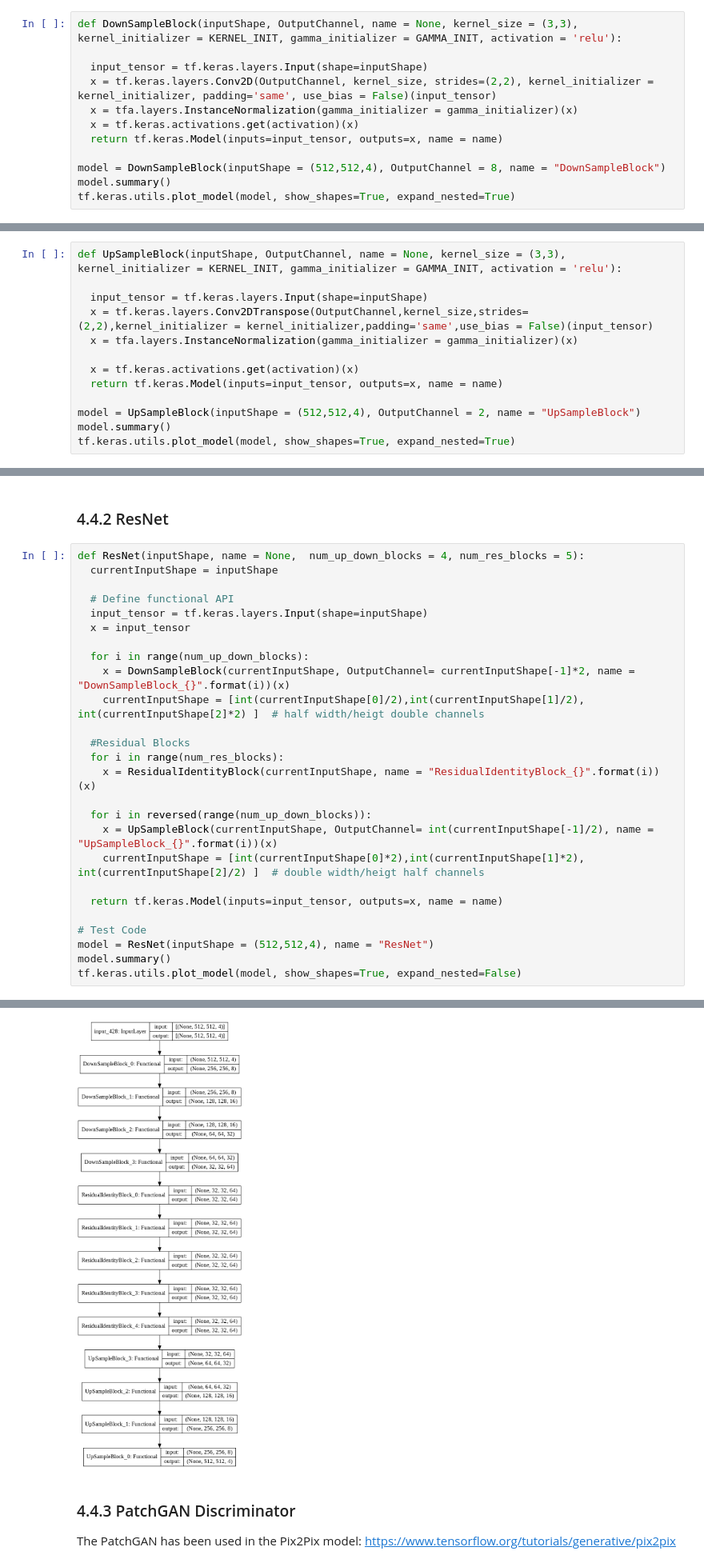
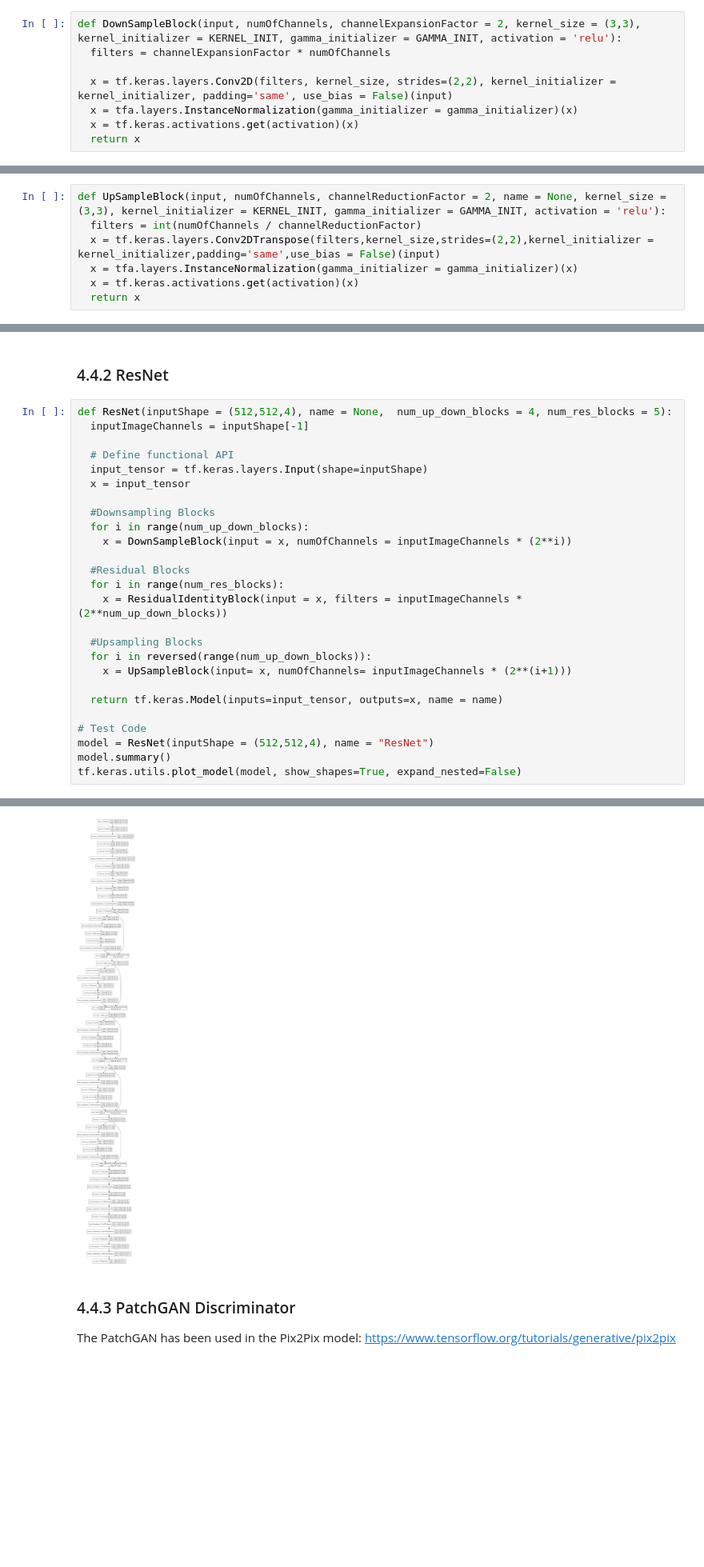
Before and after one commit to sascha-kirch/VoloGAN, a Jupyter notebook: VologramsData_Playground.ipynb, the cells around one changed output, grey strips where cells are left out. Shown at 80% size. Cells and saved outputs as stored; diff of their text form; blank space fills up the shorter version.

Commit message:
Added new implementation of U-Net, revised functional blocks to be indipendent from input shape

```diff
--- a/VologramsData_Playground.ipynb
+++ b/VologramsData_Playground.ipynb
@@ -524,14 +525,10 @@ Keep in Mind: There are <b>no activations possible in custom layers</b> if not m
   3.   Downsample Block
   3.   Mehrere Convolution, dann downsampling
 # %%
-def DownSampleBlock(inputShape, OutputChannel, name = None, kernel_size = (3,3), kernel_initializer = KERNEL_INIT, gamma_initializer = GAMMA_INIT, activation = 'relu'):
+def DownSampleBlock(input, numOfChannels, channelExpansionFactor = 2, kernel_size = (3,3), kernel_initializer = KERNEL_INIT, gamma_initializer = GAMMA_INIT, activation = 'relu'):
+  filters = channelExpansionFactor * numOfChannels
 
-  input_tensor = tf.keras.layers.Input(shape=inputShape)
-  x = tf.keras.layers.Conv2D(OutputChannel, kernel_size, strides=(2,2), kernel_initializer = kernel_initializer, padding='same', use_bias = False)(input_tensor)
+  x = tf.keras.layers.Conv2D(filters, kernel_size, strides=(2,2), kernel_initializer = kernel_initializer, padding='same', use_bias = False)(input)
   x = tfa.layers.InstanceNormalization(gamma_initializer = gamma_initializer)(x)
   x = tf.keras.activations.get(activation)(x)
-  return tf.keras.Model(inputs=input_tensor, outputs=x, name = name)
-
-model = DownSampleBlock(inputShape = (512,512,4), OutputChannel = 8, name = "DownSampleBlock")
-model.summary()
-tf.keras.utils.plot_model(model, show_shapes=True, expand_nested=True)
+  return x
@@ -557,15 +536,9 @@ _________________________________________________________________
 <a name="4-2-2"></a>
 ### 4.2.2 Up-Sample Model Block
 # %%
-def UpSampleBlock(inputShape, OutputChannel, name = None, kernel_size = (3,3), kernel_initializer = KERNEL_INIT, gamma_initializer = GAMMA_INIT, activation = 'relu'):
-
-  input_tensor = tf.keras.layers.Input(shape=inputShape)
-  x = tf.keras.layers.Conv2DTranspose(OutputChannel,kernel_size,strides=(2,2),kernel_initializer = kernel_initializer,padding='same',use_bias = False)(input_tensor)
+def UpSampleBlock(input, numOfChannels, channelReductionFactor = 2, name = None, kernel_size = (3,3), kernel_initializer = KERNEL_INIT, gamma_initializer = GAMMA_INIT, activation = 'relu'):
+  filters = int(numOfChannels / channelReductionFactor)
+  x = tf.keras.layers.Conv2DTranspose(filters,kernel_size,strides=(2,2),kernel_initializer = kernel_initializer,padding='same',use_bias = False)(input)
   x = tfa.layers.InstanceNormalization(gamma_initializer = gamma_initializer)(x)
-
   x = tf.keras.activations.get(activation)(x)
-  return tf.keras.Model(inputs=input_tensor, outputs=x, name = name)
-
-model = UpSampleBlock(inputShape = (512,512,4), OutputChannel = 2, name = "UpSampleBlock")
-model.summary()
-tf.keras.utils.plot_model(model, show_shapes=True, expand_nested=True)
+  return x
@@ -853,24 +912,24 @@ ________________________________________________________________________________
 <a name="4-4-2"></a>
 ### 4.4.2 ResNet
 # %%
-def ResNet(inputShape, name = None,  num_up_down_blocks = 4, num_res_blocks = 5):
-  currentInputShape = inputShape
+def ResNet(inputShape = (512,512,4), name = None,  num_up_down_blocks = 4, num_res_blocks = 5):
+  inputImageChannels = inputShape[-1]
 
   # Define functional API
   input_tensor = tf.keras.layers.Input(shape=inputShape)
   x = input_tensor
 
+  #Downsampling Blocks
   for i in range(num_up_down_blocks):
-    x = DownSampleBlock(currentInputShape, OutputChannel= currentInputShape[-1]*2, name = "DownSampleBlock_{}".format(i))(x)
-    currentInputShape = [int(currentInputShape[0]/2),int(currentInputShape[1]/2), int(currentInputShape[2]*2) ]  # half width/heigt double channels
+    x = DownSampleBlock(input = x, numOfChannels = inputImageChannels * (2**i))
 
   #Residual Blocks
   for i in range(num_res_blocks):
-    x = ResidualIdentityBlock(currentInputShape, name = "ResidualIdentityBlock_{}".format(i))(x)
+    x = ResidualIdentityBlock(input = x, filters = inputImageChannels * (2**num_up_down_blocks))
 
+  #Upsampling Blocks
   for i in reversed(range(num_up_down_blocks)):
-    x = UpSampleBlock(currentInputShape, OutputChannel= int(currentInputShape[-1]/2), name = "UpSampleBlock_{}".format(i))(x)
-    currentInputShape = [int(currentInputShape[0]*2),int(currentInputShape[1]*2), int(currentInputShape[2]/2) ]  # double width/heigt half channels
+    x = UpSampleBlock(input= x, numOfChannels= inputImageChannels * (2**(i+1)))
 
   return tf.keras.Model(inputs=input_tensor, outputs=x, name = name)
 
@@ -899,4 +958,4 @@ _________________________________________________________________
-[figure, old version]
+[figure, new version]
 # %% [markdown]
 <a name="4-4-3"></a>
 ### 4.4.3 PatchGAN Discriminator
```
Also changed, not shown: parts of 31 cells of this notebook.
